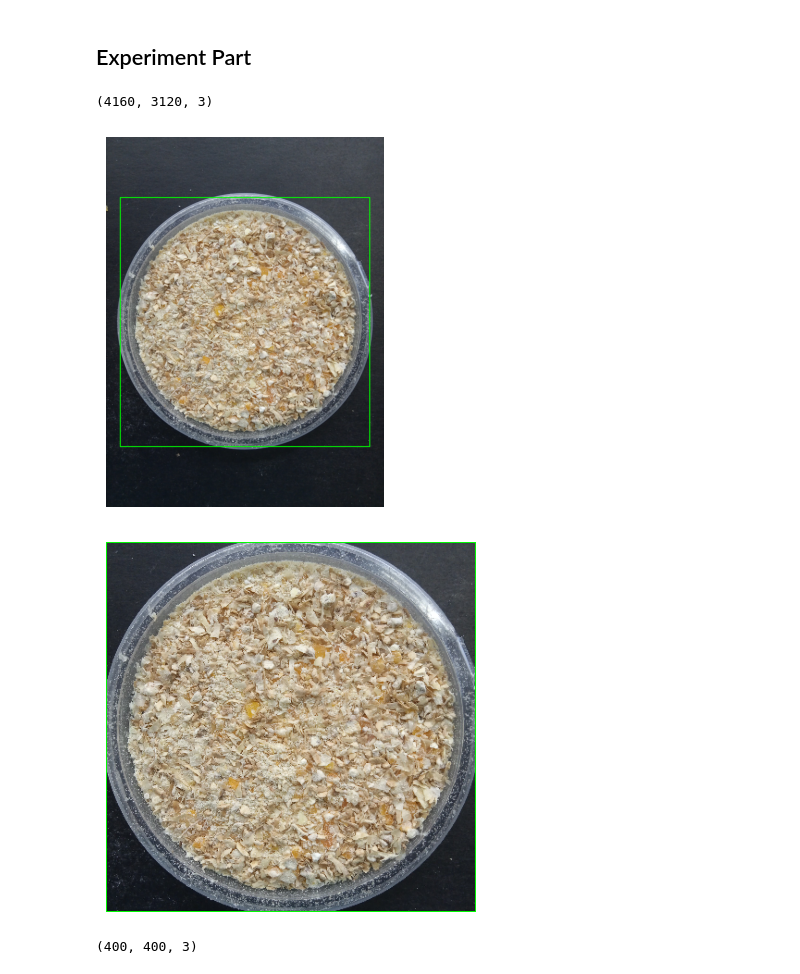
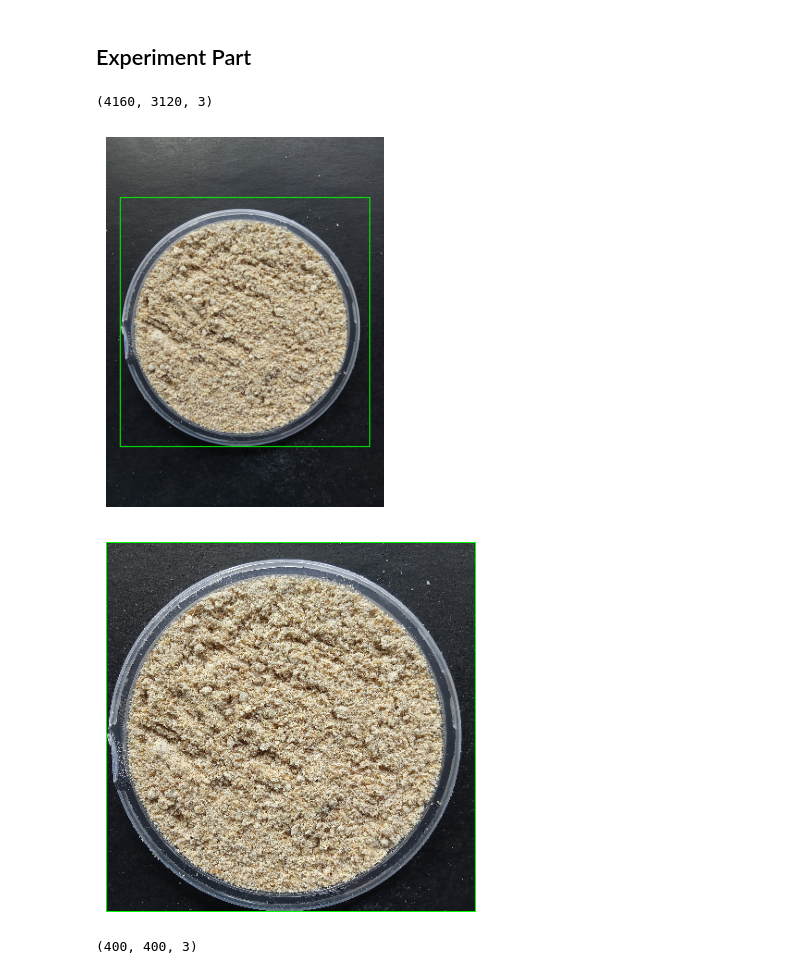
Before and after one commit to buggernut04/Thesis_Project_Feed_Classification, a Jupyter notebook: pre-process.ipynb, the cells around one changed output. Drawn from its saved outputs; the diff is of its cells as text; code cells hidden in the pictures.

```diff
--- a/pre-process.ipynb
+++ b/pre-process.ipynb
@@ -314,7 +315,8 @@ Image moved successfully from C:\Users\hp\Documents\VSU Files\Fourth Year\Thesis
 # %%
 # Rice Bran
 #dir1 = '/mnt/c/Users/Room201B/Documents/Salem - Thesis/Dataset/Rice Bran/Training and Validation/Set 2'
-dir_rb = '/mnt/c/Users/Room201B/Documents/Salem - Thesis/Dataset/Rice Bran/Training and Validation/Set 3'
+dir_rb = 'C:\\Users\\hp\\Documents\\VSU Files\\Fourth Year\\Thesis\\Program\\Dataset Images\\Rice Bran\\Training and Validation\\Set 1'
+#dir_rb = '/mnt/c/Users/Room201B/Documents/Salem - Thesis/Dataset/Rice Bran/Training and Validation/Set 3'
 
 # Define the subdirectories for each type
 pure_dir_rb = os.path.join(dir_rb, 'Pure')
@@ -323,24 +325,24 @@ adulterated_dir_rb = os.path.join(dir_rb, 'Adulterated')
 hf.img_augmentation(pure_dir_rb, 3000)
 hf.img_augmentation(adulterated_dir_rb, 3000)
 
-# Soybean Meal
-dir_sbm = '/mnt/c/Users/Room201B/Documents/Salem - Thesis/Dataset/Soybean Meal/Training and Validation/Set 2'
+# # Soybean Meal
+# dir_sbm = '/mnt/c/Users/Room201B/Documents/Salem - Thesis/Dataset/Soybean Meal/Training and Validation/Set 2'
 
-# Define the subdirectories for each type
-pure_dir_sbm = os.path.join(dir_sbm, 'Pure')
-adulterated_dir_sbm = os.path.join(dir_sbm, 'Adulterated')
+# # Define the subdirectories for each type
+# pure_dir_sbm = os.path.join(dir_sbm, 'Pure')
+# adulterated_dir_sbm = os.path.join(dir_sbm, 'Adulterated')
 
-hf.img_augmentation(pure_dir_sbm, 3000)
-hf.img_augmentation(adulterated_dir_sbm, 3000)
+# hf.img_augmentation(pure_dir_sbm, 3000)
+# hf.img_augmentation(adulterated_dir_sbm, 3000)
 
-# Corn
-dir_corn = '/mnt/c/Users/Room201B/Documents/Salem - Thesis/Dataset/Corn/Training and Validation/Set 2'
+# # Corn
+# dir_corn = '/mnt/c/Users/Room201B/Documents/Salem - Thesis/Dataset/Corn/Training and Validation/Set 2'
 
-# Define the subdirectories for each type
-pure_dir_corn = os.path.join(dir_corn, 'Pure')
-adulterated_dir_corn = os.path.join(dir_corn, 'Adulterated')
+# # Define the subdirectories for each type
+# pure_dir_corn = os.path.join(dir_corn, 'Pure')
+# adulterated_dir_corn = os.path.join(dir_corn, 'Adulterated')
 
-hf.img_augmentation(pure_dir_corn, 3000)
-hf.img_augmentation(adulterated_dir_corn, 3000)
+# hf.img_augmentation(pure_dir_corn, 3000)
+# hf.img_augmentation(adulterated_dir_corn, 3000)
 # %% [output]
 Initialised with 200 image(s) found.
@@ -423,7 +417,8 @@ axes[3].set_title("Clean Image")
 # plt.axis('off')
 # plt.show()
 
-image_path = os.path.join(adulterated_dir_corn, 'adulterated_corn (1).jpg')
+# image_path = os.path.join(pure_dir_rb, 'pure_rb (1).jpg')
+image_path = os.path.join(adulterated_dir_rb, 'adulterated_rb (1).jpg')
 
 img_samp = cv2.imread(image_path)
 # Convert BGR to RGB for Matplotlib display
@@ -438,33 +433,33 @@ pos = 2
 x1 = (img_rgb.shape[1] - target_size) // pos
 y1 = (img_rgb.shape[0] - target_size) // pos
 x2 = (img_rgb.shape[1] + target_size) // pos
 y2 = (img_rgb.shape[0] + target_size) // pos
 
 # Draw rectangle in the image
 cv2.rectangle(img_rgb, (x1, y1), (x2, y2), (0, 255, 0), 10)
 
 # Extract the region of interest (ROI) within the rectangle
 roi = img_rgb[y1:y2, x1:x2]
 
 # Resize the ROI to 400x400
 resized_roi = cv2.resize(roi, (400, 400))
 
 # Save the resized ROI
 #cv2.imwrite('resized_roi2.jpg', cv2.cvtColor(resized_roi, cv2.COLOR_RGB2BGR))
 
 # Display the original image with the rectangle
 plt.imshow(img_rgb)
 plt.axis('off')
 plt.show()
 
 # Display the resized ROI
 plt.imshow(resized_roi)
 plt.axis('off')
 plt.show()
 
 print(resized_roi.shape)
 # %% [output]
 (4160, 3120, 3)
-[figure, old version]
+[figure, new version]
-[figure, old version]
+[figure, new version]
 (400, 400, 3)
```
Also changed, not shown: parts of 5 cells of this notebook, 2 other files.
